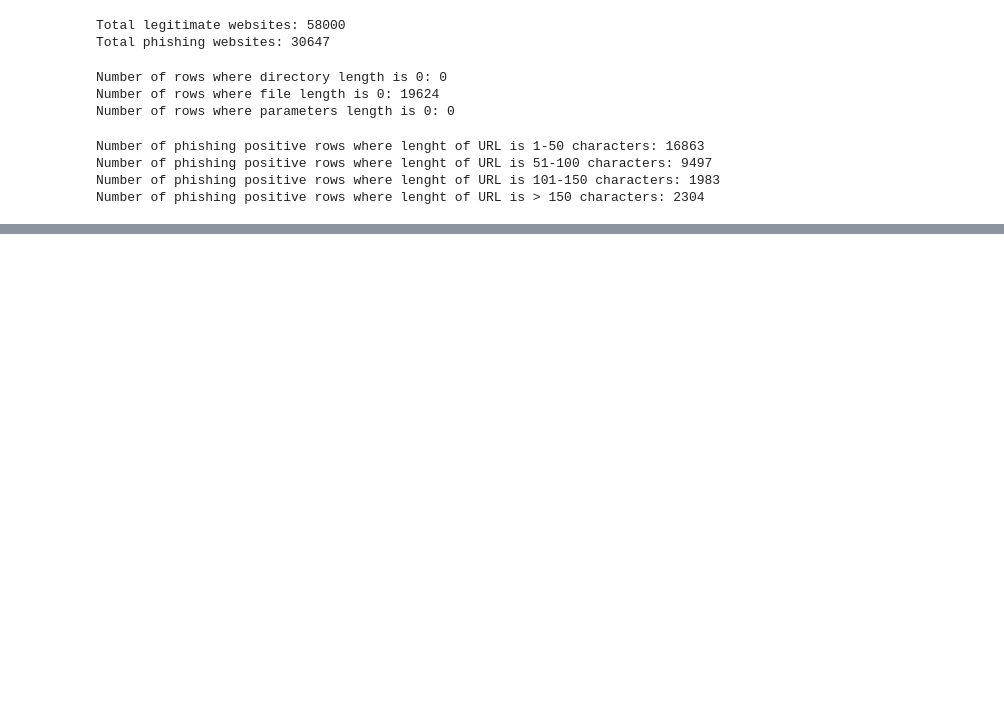
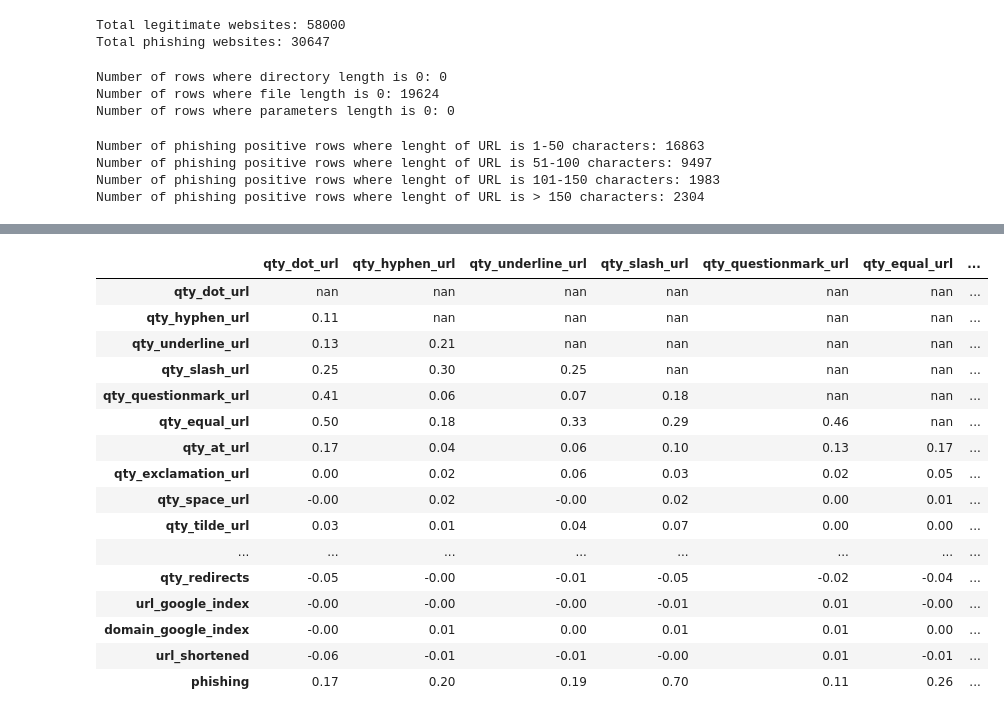
Before and after one commit to brian-campbell/ai-bootcamp-project-2, a Jupyter notebook: phishing_basic_analysis.ipynb, the cells around one changed output, grey strips where cells are left out. Cells and saved outputs as stored; diff of their text form; code cells hidden in the pictures; blank space fills up the shorter version.

Commit message:
Code to filter correlation matrix.

```diff
--- a/phishing_basic_analysis.ipynb
+++ b/phishing_basic_analysis.ipynb
@@ -105,0 +108,4 @@ plt.show ()
+# %%
+correlations = phishing_df.corr ().abs() #['phishing'].drop ( 'phishing' )
+#correlations = phishing_df.corr().abs()['phishing'].drop('phishing')
+print ( correlations )
@@ -105,0 +130,17 @@ plt.show ()
+# %%
+droplist = []
+keeplist = []
+for col in correlations.columns:
+    # print(correlation_matrix[col])
+    gt80_index = correlations.loc[correlations[col]>=.80].index
+    for ind in gt80_index:
+        if ind!=col and ind not in keeplist:
+            droplist.append(ind)
+        else:
+            keeplist.append(col)
+            # df.drop(columns=[ind], inplace=True)
+            # correlation_matrix = abs(df.corr())
+droplist = list(set(droplist))
+phishing_df.drop(columns=droplist, inplace=True)
+
+phishing_df
@@ -105,0 +161,10 @@ plt.show ()
+# %%
+# Drop all columsn where every value in the column is 0
+# Note that this should only be columns that start with 'qty_'
+columns_all_zeros = phishing_df.loc[:, phishing_df.eq ( 0 ).all ()]
+#print ( columns_all_zeros )
+phishing_df.drop ( columns_all_zeros.columns, axis=1, inplace=True )
+
+phishing_df.to_csv ( 'filtered_dataset.csv', index=False )
+
+phishing_df
@@ -105,0 +185,30 @@ plt.show ()
+# %%
+correlation_matrix = phishing_df.corr ()
+mask = np.zeros_like(correlation_matrix, dtype=bool)
+
+mask[np.triu_indices_from(mask)] = True
+
+correlation_matrix[mask] = np.nan
+(correlation_matrix
+ .style
+ .background_gradient(cmap='coolwarm', axis=None, vmin=-1, vmax=1)
+ .highlight_null(color='#f1f1f1')  # Color NaNs grey
+ .format(precision=2))
+# %% [output]
+|  | qty_dot_url | qty_hyphen_url | qty_underline_url | qty_slash_url | qty_questionmark_url | qty_equal_url | ... |
+| qty_dot_url | nan | nan | nan | nan | nan | nan | ... |
+| qty_hyphen_url | 0.11 | nan | nan | nan | nan | nan | ... |
+| qty_underline_url | 0.13 | 0.21 | nan | nan | nan | nan | ... |
+| qty_slash_url | 0.25 | 0.30 | 0.25 | nan | nan | nan | ... |
+| qty_questionmark_url | 0.41 | 0.06 | 0.07 | 0.18 | nan | nan | ... |
+| qty_equal_url | 0.50 | 0.18 | 0.33 | 0.29 | 0.46 | nan | ... |
+| qty_at_url | 0.17 | 0.04 | 0.06 | 0.10 | 0.13 | 0.17 | ... |
+| qty_exclamation_url | 0.00 | 0.02 | 0.06 | 0.03 | 0.02 | 0.05 | ... |
+| qty_space_url | -0.00 | 0.02 | -0.00 | 0.02 | 0.00 | 0.01 | ... |
+| qty_tilde_url | 0.03 | 0.01 | 0.04 | 0.07 | 0.00 | 0.00 | ... |
+| ... | ... | ... | ... | ... | ... | ... | ... |
+| qty_redirects | -0.05 | -0.00 | -0.01 | -0.05 | -0.02 | -0.04 | ... |
+| url_google_index | -0.00 | -0.00 | -0.00 | -0.01 | 0.01 | -0.00 | ... |
+| domain_google_index | -0.00 | 0.01 | 0.00 | 0.01 | 0.01 | 0.00 | ... |
+| url_shortened | -0.06 | -0.01 | -0.01 | -0.00 | 0.01 | -0.01 | ... |
+| phishing | 0.17 | 0.20 | 0.19 | 0.70 | 0.11 | 0.26 | ... |
```
Also changed, not shown: parts of 5 cells of this notebook, 1 other file.
